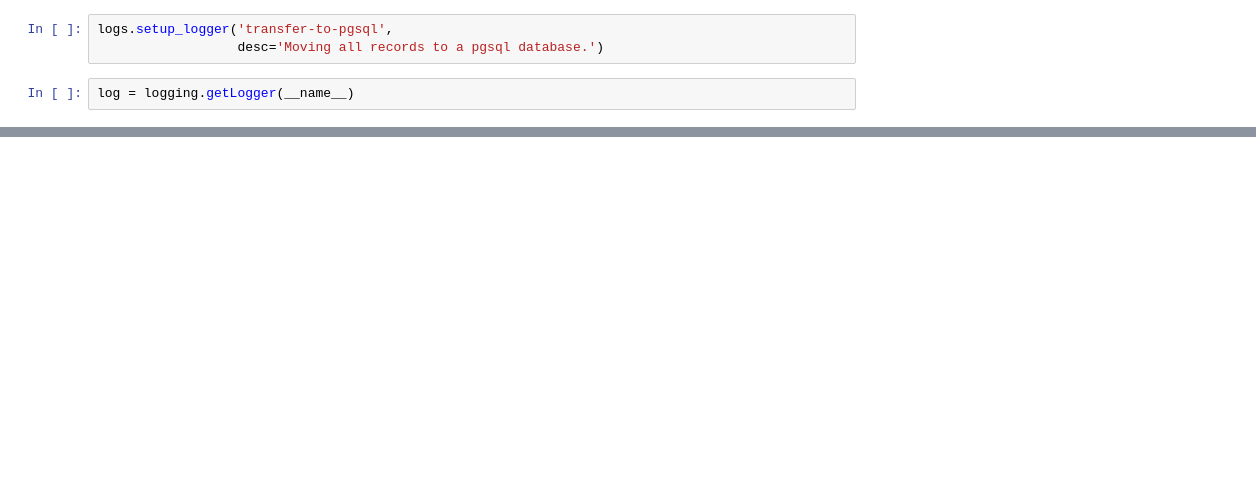
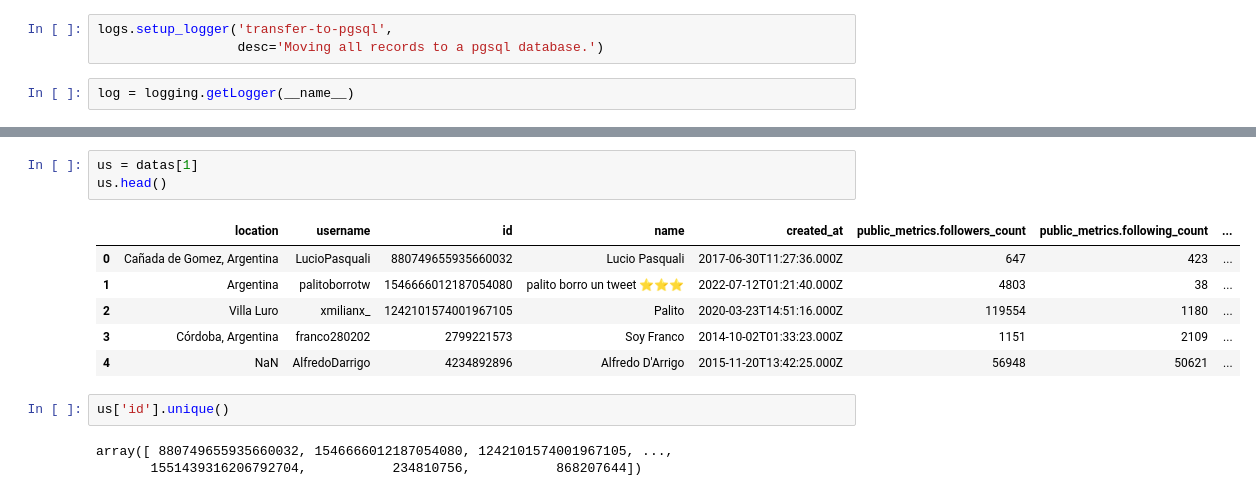
Before and after one commit to ruskirin/ling-twitter-analysis, a Jupyter notebook: src/analysis/test-psql.ipynb, the cells around one changed output, grey strips where cells are left out. Drawn from its saved outputs; the diff is of its cells as text; blank space fills up the shorter version.

```diff
--- a/src/analysis/test-psql.ipynb
+++ b/src/analysis/test-psql.ipynb
@@ -63,0 +196,15 @@ AttributeError: Can only use .dt accessor with datetimelike values
+# %%
+us = datas[1]
+us.head()
+# %% [output]
+|  | location | username | id | name | created_at | public_metrics.followers_count | public_metrics.following_count | ... |
+| 0 | Cañada de Gomez, Argentina | LucioPasquali | 880749655935660032 | Lucio Pasquali | 2017-06-30T11:27:36.000Z | 647 | 423 | ... |
+| 1 | Argentina | palitoborrotw | 1546666012187054080 | palito borro un tweet ⭐️⭐️⭐️ | 2022-07-12T01:21:40.000Z | 4803 | 38 | ... |
+| 2 | Villa Luro | xmilianx_ | 1242101574001967105 | Palito | 2020-03-23T14:51:16.000Z | 119554 | 1180 | ... |
+| 3 | Córdoba, Argentina | franco280202 | 2799221573 | Soy Franco | 2014-10-02T01:33:23.000Z | 1151 | 2109 | ... |
+| 4 | NaN | AlfredoDarrigo | 4234892896 | Alfredo D'Arrigo | 2015-11-20T13:42:25.000Z | 56948 | 50621 | ... |
+# %%
+us['id'].unique()
+# %% [output]
+array([ 880749655935660032, 1546666012187054080, 1242101574001967105, ...,
+       1551439316206792704,           234810756,           868207644])
```
Also changed, not shown: parts of 22 cells of this notebook, 26 other files.
